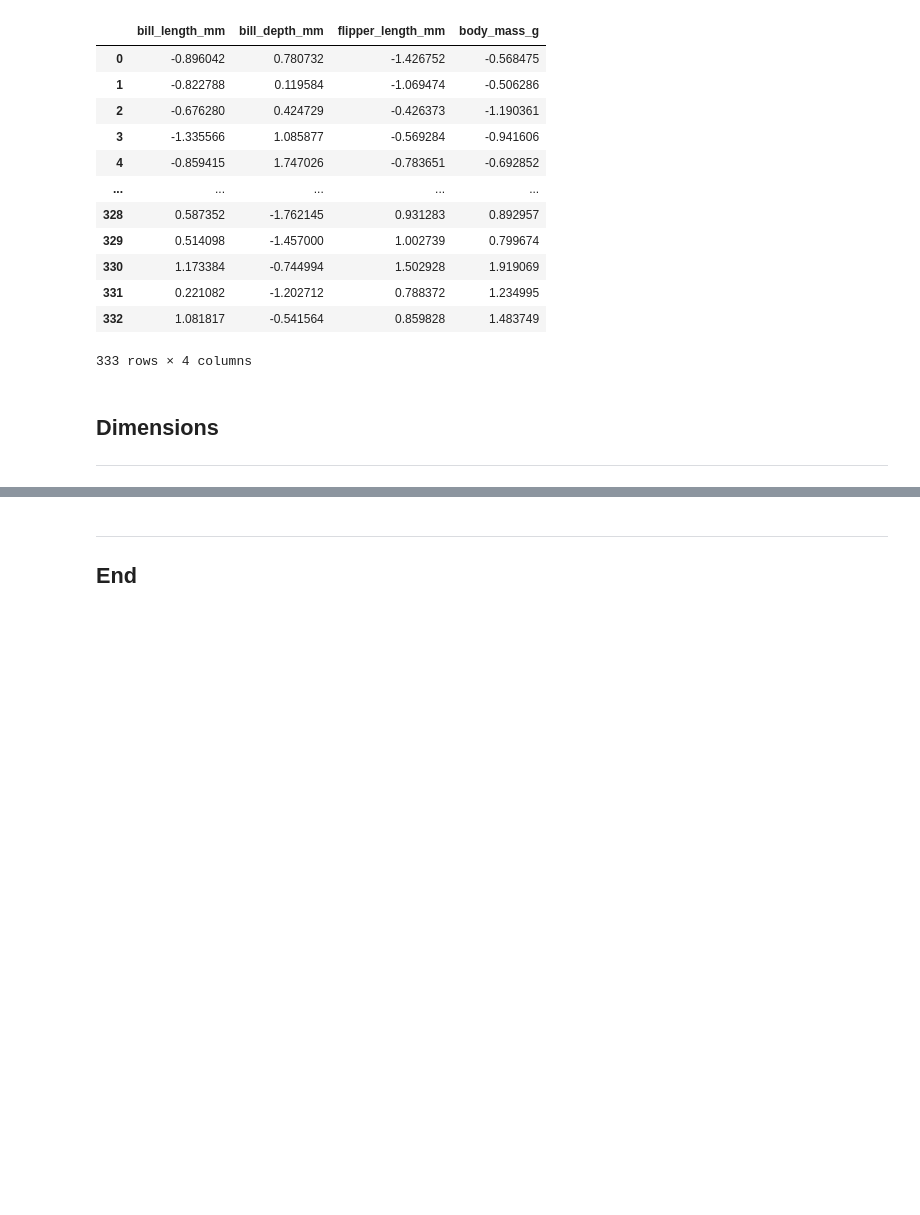
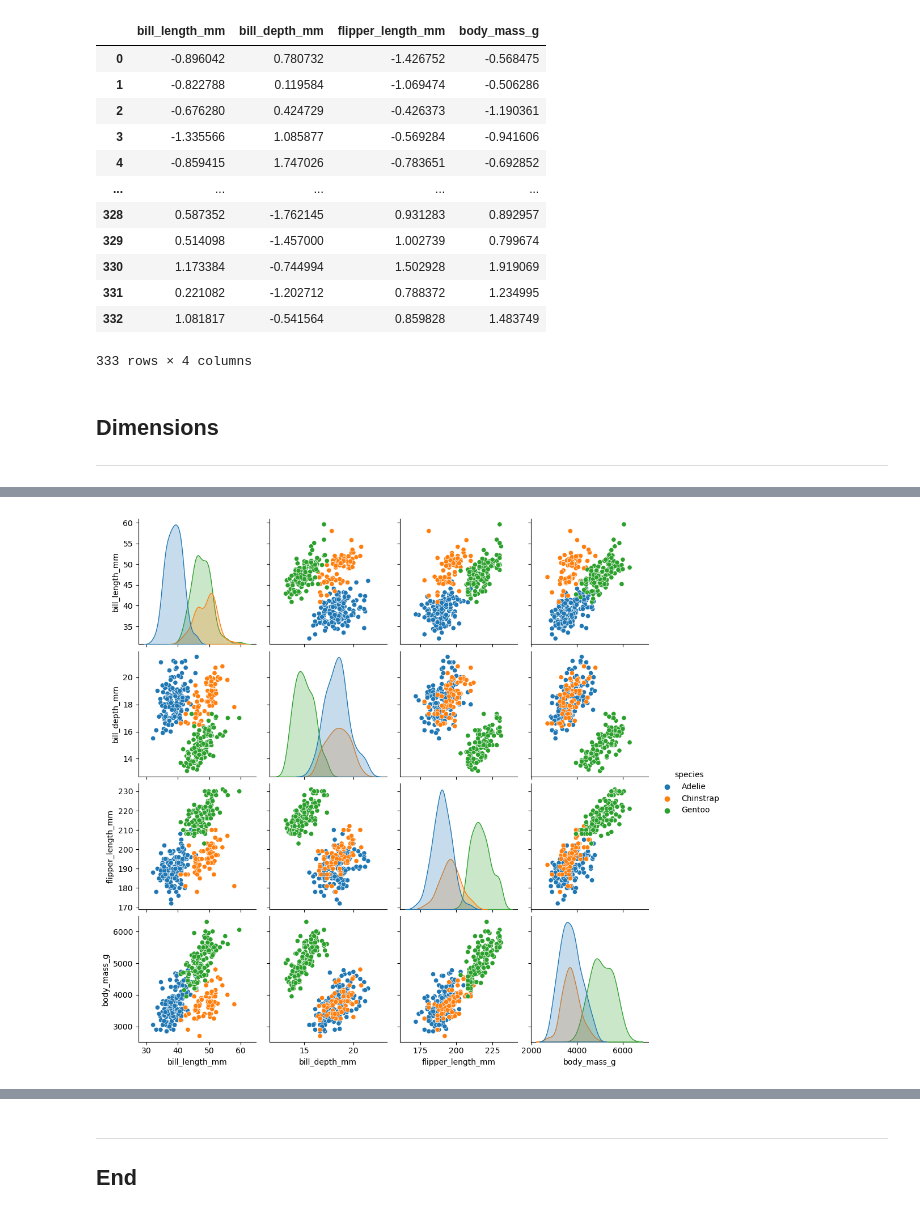
Before and after one commit to ianmcloughlin/notebooks, a Jupyter notebook: preprocessing.ipynb, the cells around one changed output, grey strips where cells are left out. Saved outputs shown, nothing was run; the diff lists cells and outputs as text; code cells hidden in the pictures; blank space fills up the shorter version.

```diff
--- a/preprocessing.ipynb
+++ b/preprocessing.ipynb
@@ -363,0 +387,5 @@ df_X_trans
+# %%
+# Scatter plots and histograms.
+sns.pairplot(df, hue='species');
+# %% [output]
+[figure, added]
```
Also changed, not shown: parts of 5 cells of this notebook.
